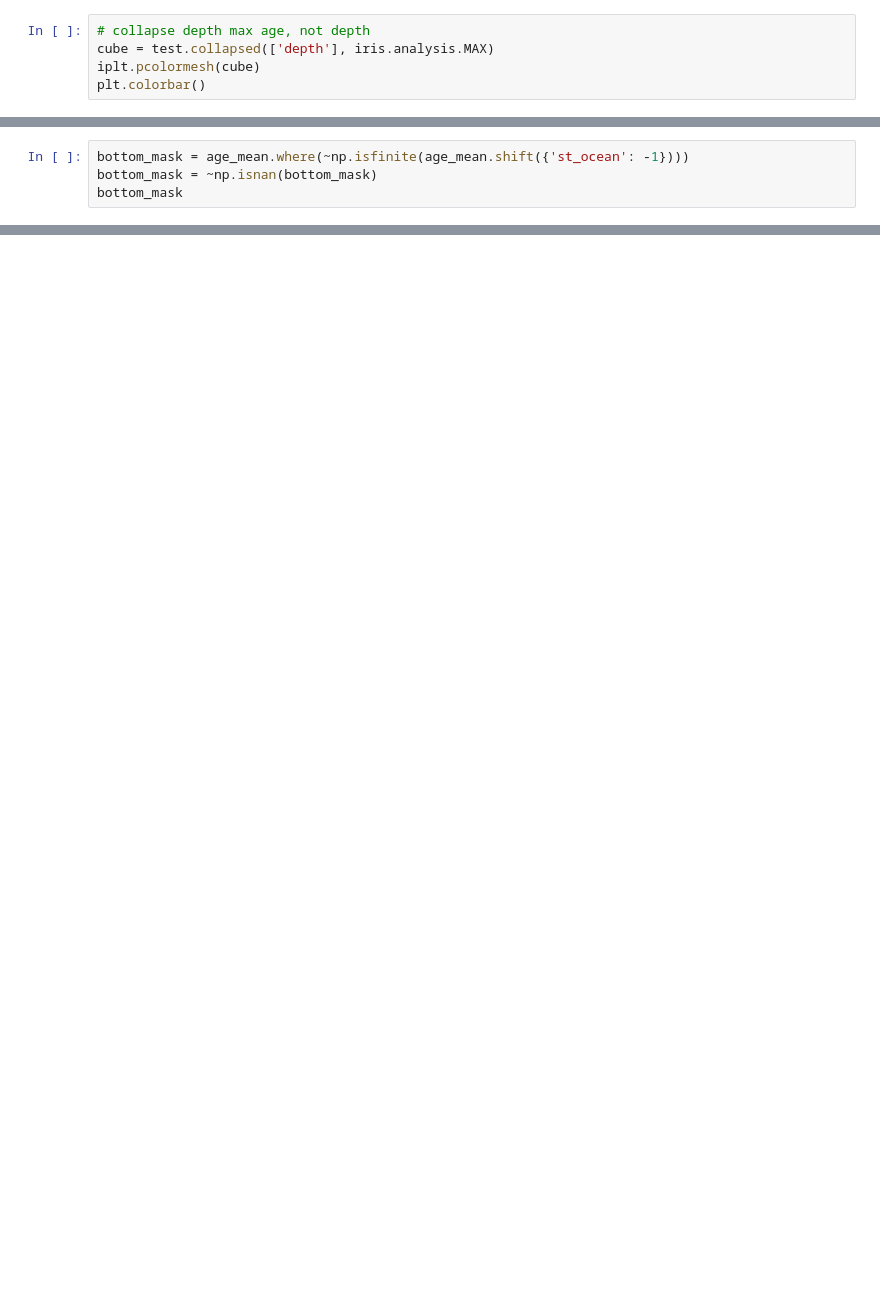
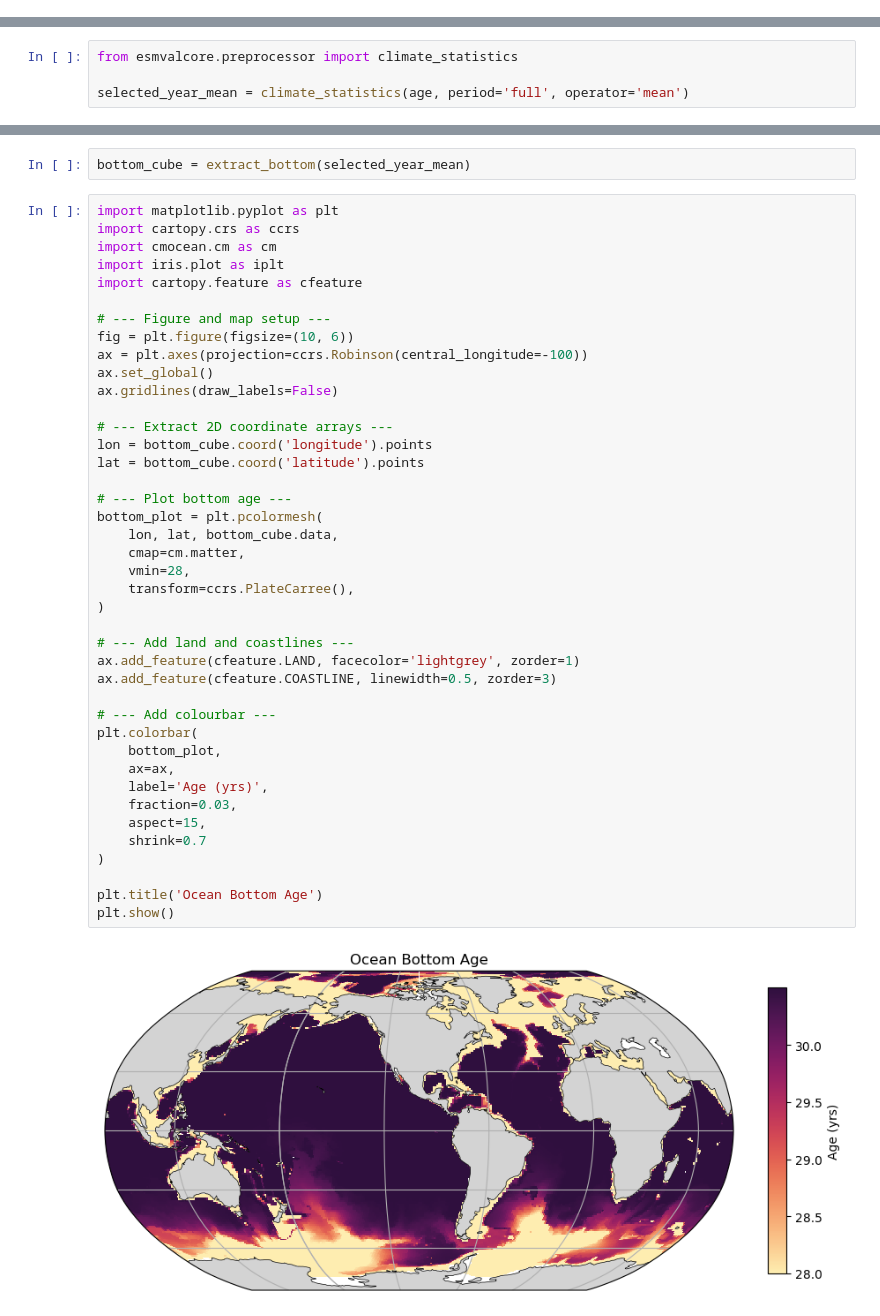
Before and after one commit to ACCESS-NRI/ACCESS-ENSO-recipes, a Jupyter notebook: cosima/Extract_Variables_at_Ocean_Bottom.ipynb, the cells around one changed output, grey strips where cells are left out. Cells and saved outputs as stored; diff of their text form; blank space fills up the shorter version.

Commit message:
Rewrite Extract_Variables_at_Ocean_Bottom using a custom ESMValCore preprocessor

```diff
--- a/cosima/Extract_Variables_at_Ocean_Bottom.ipynb
+++ b/cosima/Extract_Variables_at_Ocean_Bottom.ipynb
@@ -103,5 +17,0 @@ test = climate_statistics(model_OM2.load(), period='full', operator='mean')
-# %%
-# collapse depth max age, not depth
-cube = test.collapsed(['depth'], iris.analysis.MAX)
-iplt.pcolormesh(cube)
-plt.colorbar()
@@ -193,4 +17,0 @@ def trend_month_sst(cube_prep): #e.g., dSST[feb] = SST[feb] - SST [jan]
-# %%
-bottom_mask = age_mean.where(~np.isfinite(age_mean.shift({'st_ocean': -1})))
-bottom_mask = ~np.isnan(bottom_mask)
-bottom_mask
@@ -461,0 +46,4 @@ Coordinates:
+# %%
+from esmvalcore.preprocessor import climate_statistics
+
+selected_year_mean = climate_statistics(age, period='full', operator='mean')
@@ -461,0 +136,45 @@ Coordinates:
+# %%
+bottom_cube = extract_bottom(selected_year_mean)
+# %%
+import matplotlib.pyplot as plt
+import cartopy.crs as ccrs
+import cmocean.cm as cm
+import iris.plot as iplt
+import cartopy.feature as cfeature
+
+# --- Figure and map setup ---
+fig = plt.figure(figsize=(10, 6))
+ax = plt.axes(projection=ccrs.Robinson(central_longitude=-100))
+ax.set_global()
+ax.gridlines(draw_labels=False)
+
+# --- Extract 2D coordinate arrays ---
+lon = bottom_cube.coord('longitude').points
+lat = bottom_cube.coord('latitude').points
+
+# --- Plot bottom age ---
+bottom_plot = plt.pcolormesh(
+    lon, lat, bottom_cube.data,
+    cmap=cm.matter,
+    vmin=28,
+    transform=ccrs.PlateCarree(),
+)
+
+# --- Add land and coastlines ---
+ax.add_feature(cfeature.LAND, facecolor='lightgrey', zorder=1)
+ax.add_feature(cfeature.COASTLINE, linewidth=0.5, zorder=3)
+
+# --- Add colourbar ---
+plt.colorbar(
+    bottom_plot,
+    ax=ax,
+    label='Age (yrs)',
+    fraction=0.03,
+    aspect=15,
+    shrink=0.7
+)
+
+plt.title('Ocean Bottom Age')
+plt.show()
+# %% [output]
+[figure, added]
```
Also changed, not shown: parts of 50 cells of this notebook.
